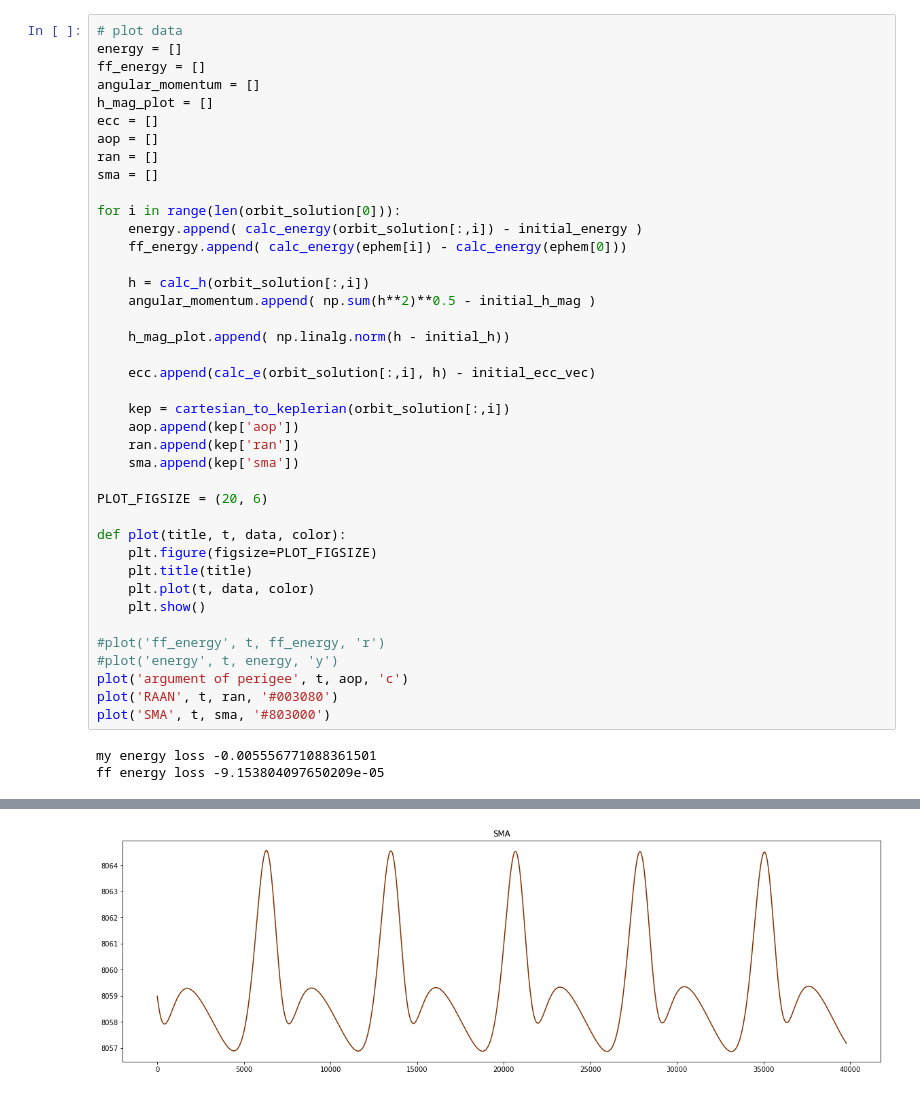
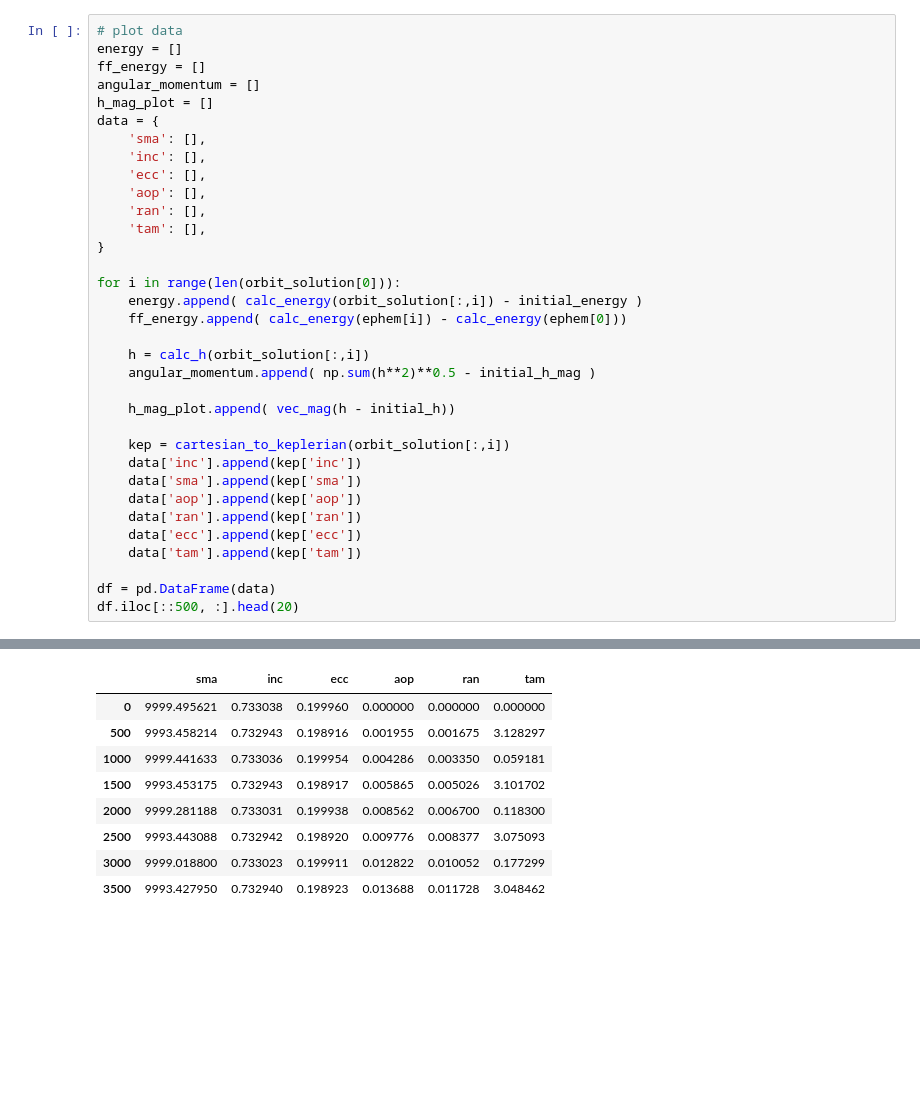
Before and after one commit to CoastToApogee/flight-dynamics, a Jupyter notebook: J2 investigation.ipynb, the cells around one changed output, grey strips where cells are left out. Cells and saved outputs as stored; diff of their text form; blank space fills up the shorter version.

```diff
--- a/J2 investigation.ipynb
+++ b/J2 investigation.ipynb
@@ -65,10 +68,14 @@ energy = []
 ff_energy = []
 angular_momentum = []
 h_mag_plot = []
-ecc = []
-aop = []
-ran = []
-sma = []
+data = {
+    'sma': [],
+    'inc': [],
+    'ecc': [],
+    'aop': [],
+    'ran': [],
+    'tam': [],
+}
 
 for i in range(len(orbit_solution[0])):
     energy.append( calc_energy(orbit_solution[:,i]) - initial_energy )
@@ -77,28 +84,16 @@ for i in range(len(orbit_solution[0])):
     h = calc_h(orbit_solution[:,i])
     angular_momentum.append( np.sum(h**2)**0.5 - initial_h_mag )
 
-    h_mag_plot.append( np.linalg.norm(h - initial_h))
-
-    ecc.append(calc_e(orbit_solution[:,i], h) - initial_ecc_vec)
+    h_mag_plot.append( vec_mag(h - initial_h))
 
     kep = cartesian_to_keplerian(orbit_solution[:,i])
-    aop.append(kep['aop'])
-    ran.append(kep['ran'])
-    sma.append(kep['sma'])
+    data['inc'].append(kep['inc'])
+    data['sma'].append(kep['sma'])
+    data['aop'].append(kep['aop'])
+    data['ran'].append(kep['ran'])
+    data['ecc'].append(kep['ecc'])
+    data['tam'].append(kep['tam'])
 
-PLOT_FIGSIZE = (20, 6)
-
-def plot(title, t, data, color):
-    plt.figure(figsize=PLOT_FIGSIZE)
-    plt.title(title)
-    plt.plot(t, data, color)
-    plt.show()
-
-#plot('ff_energy', t, ff_energy, 'r')
-#plot('energy', t, energy, 'y')
-plot('argument of perigee', t, aop, 'c')
-plot('RAAN', t, ran, '#003080')
-plot('SMA', t, sma, '#803000')
+df = pd.DataFrame(data)
+df.iloc[::500, :].head(20)
 # %% [output]
-my energy loss -0.005556771088361501
-ff energy loss -9.153804097650209e-05
@@ -107 +100,9 @@ ff energy loss -9.153804097650209e-05
-[figure, removed]
+|  | sma | inc | ecc | aop | ran | tam |
+| 0 | 9999.495621 | 0.733038 | 0.199960 | 0.000000 | 0.000000 | 0.000000 |
+| 500 | 9993.458214 | 0.732943 | 0.198916 | 0.001955 | 0.001675 | 3.128297 |
+| 1000 | 9999.441633 | 0.733036 | 0.199954 | 0.004286 | 0.003350 | 0.059181 |
+| 1500 | 9993.453175 | 0.732943 | 0.198917 | 0.005865 | 0.005026 | 3.101702 |
+| 2000 | 9999.281188 | 0.733031 | 0.199938 | 0.008562 | 0.006700 | 0.118300 |
+| 2500 | 9993.443088 | 0.732942 | 0.198920 | 0.009776 | 0.008377 | 3.075093 |
+| 3000 | 9999.018800 | 0.733023 | 0.199911 | 0.012822 | 0.010052 | 0.177299 |
+| 3500 | 9993.427950 | 0.732940 | 0.198923 | 0.013688 | 0.011728 | 3.048462 |
```
Also changed, not shown: parts of 6 cells of this notebook.
